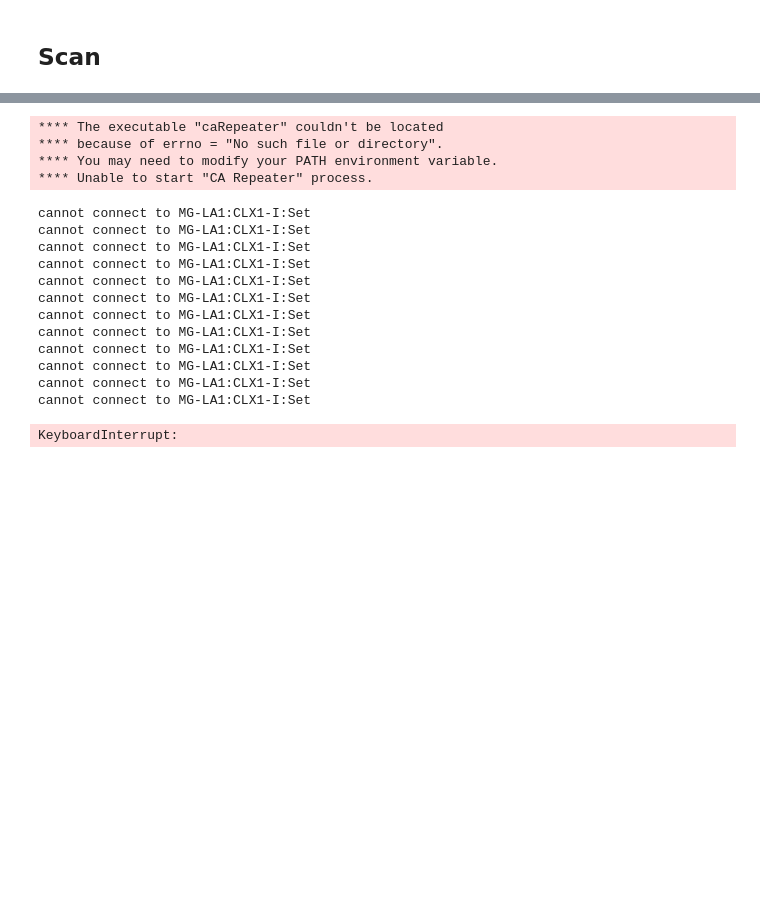
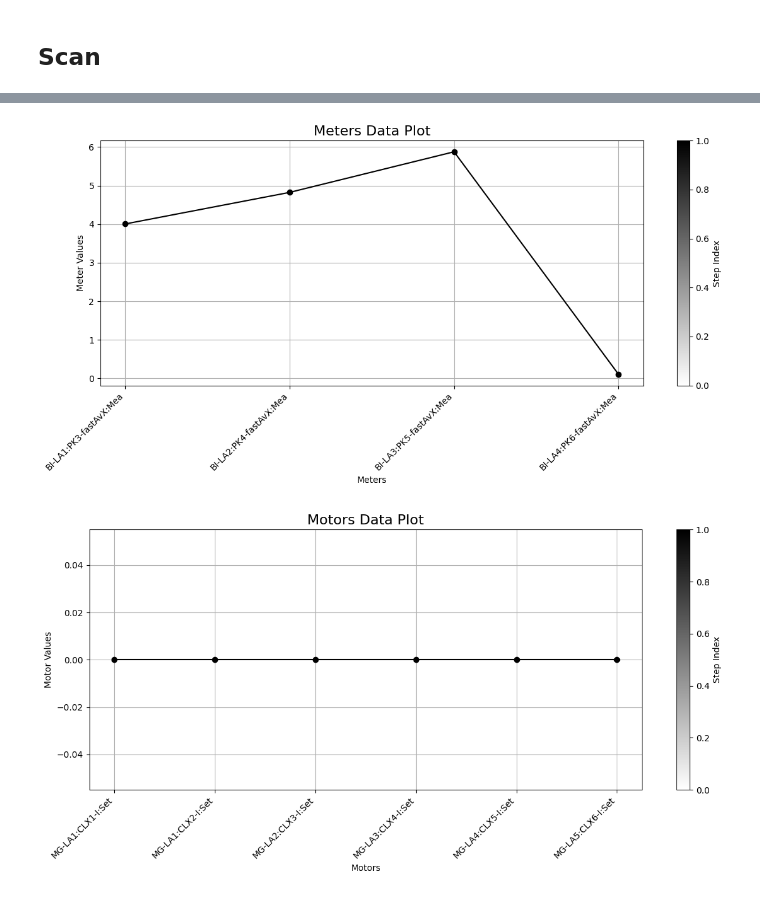
Before and after one commit to fuodorov/scaut, a Jupyter notebook: notebooks/scan.ipynb, the cells around one changed output, grey strips where cells are left out. Cells and saved outputs as stored; diff of their text form; code cells hidden in the pictures; blank space fills up the shorter version.

```diff
--- a/notebooks/scan.ipynb
+++ b/notebooks/scan.ipynb
@@ -14,3 +14,5 @@ from src.scan import scan, watch
 from src.scan.decorators import add_noise
 from src.scan.utils import clear_output, plot_meters_data, plot_motors_data
 from src.core import config as cfg
+
+DIRNAME = "scan"
@@ -40,36 +19,21 @@ KeyboardInterrupt:
 # %%
 prod_scan = scan(
     meters=prod.HORIZONTAL_MONITORS,
     motors=prod.HORIZONTAL_CORRECTORS,
     get_func=prod.GET_FUNC,
     put_func=prod.PUT_FUNC,
     sample_size=prod.SAMPLE_SIZE,
     verify_motor=prod.VERIFY_MOTOR,
     max_retries=prod.MAX_TRIES,
     delay=prod.DELAY,
     tolerance=prod.TOLERANCE,
     save=prod.SAVE_SCAN,
-    dirname=prod.DIRNAME_DATA,
+    dirname=os.path.join(prod.DIRNAME_DATA, DIRNAME),
     callback=[clear_output, plot_meters_data, plot_motors_data],
     save_original_motor_values=prod.SAVE_ORIGINAL_MOTOR_VALUES,
     parallel=prod.PARALLEL,
     repeat=prod.REPEAT,
 )
 # %% [output]
-**** The executable "caRepeater" couldn't be located
-**** because of errno = "No such file or directory".
-**** You may need to modify your PATH environment variable.
-**** Unable to start "CA Repeater" process.
-cannot connect to MG-LA1:CLX1-I:Set
-cannot connect to MG-LA1:CLX1-I:Set
-cannot connect to MG-LA1:CLX1-I:Set
-cannot connect to MG-LA1:CLX1-I:Set
-cannot connect to MG-LA1:CLX1-I:Set
-cannot connect to MG-LA1:CLX1-I:Set
-cannot connect to MG-LA1:CLX1-I:Set
-cannot connect to MG-LA1:CLX1-I:Set
-cannot connect to MG-LA1:CLX1-I:Set
-cannot connect to MG-LA1:CLX1-I:Set
-cannot connect to MG-LA1:CLX1-I:Set
-cannot connect to MG-LA1:CLX1-I:Set
-KeyboardInterrupt:
+[figure, added]
+[figure, added]
```
Also changed, not shown: parts of 2 cells of this notebook, 3 other files.
